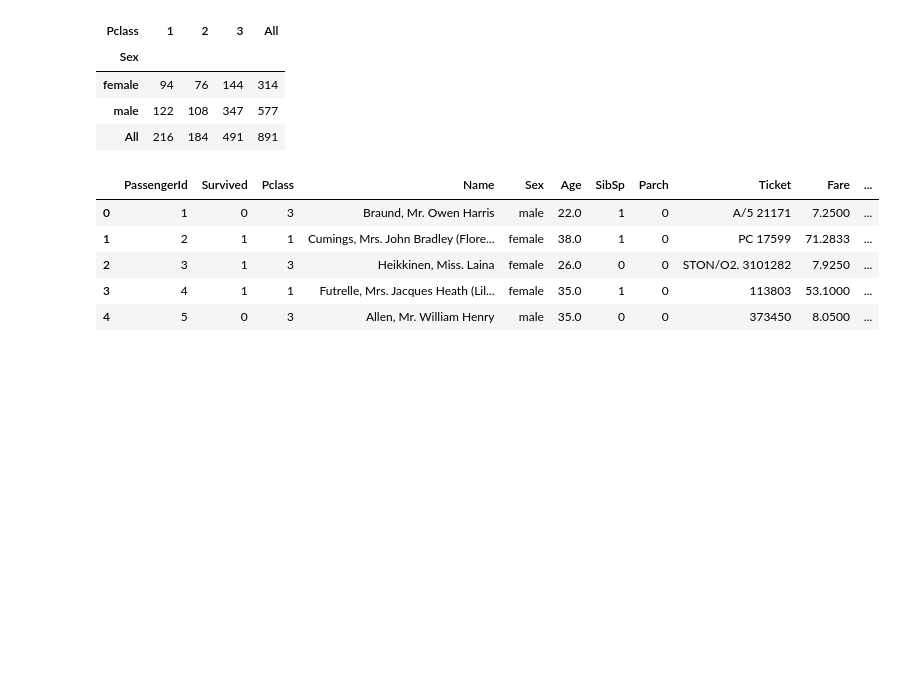
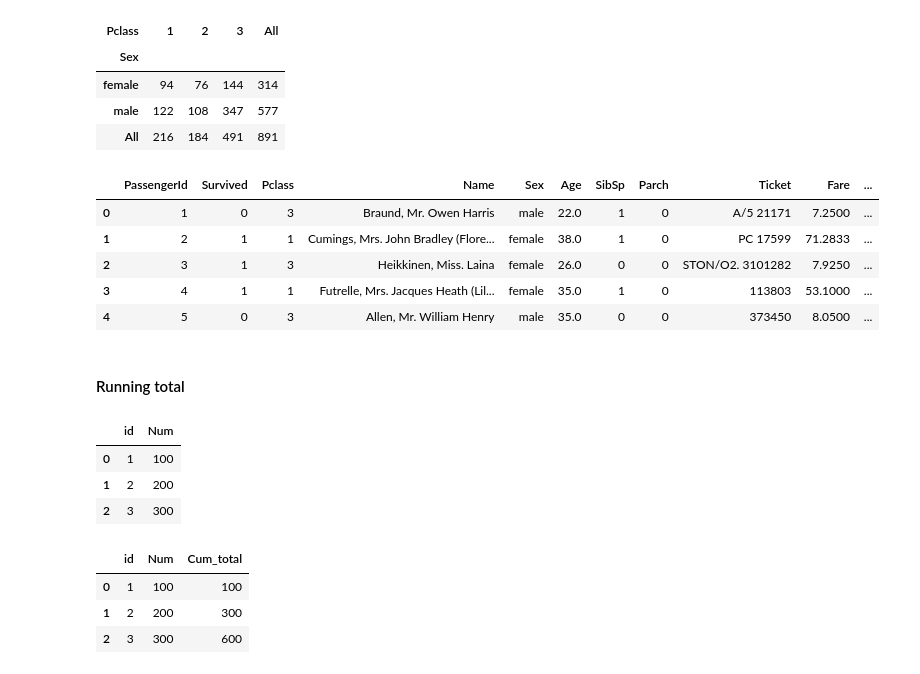
Before and after one commit to nastyh/Pandas-Tricks, a Jupyter notebook: 10_14_Pandas_Tricks.ipynb, the cells around one changed output. Saved outputs shown, nothing was run; the diff lists cells and outputs as text; code cells hidden in the pictures; blank space fills up the shorter version.

```diff
--- a/10_14_Pandas_Tricks.ipynb
+++ b/10_14_Pandas_Tricks.ipynb
@@ -280,3 +280,25 @@ titanic_train.head()
 | 2 | 3 | 1 | 3 | Heikkinen, Miss. Laina | female | 26.0 | 0 | 0 | STON/O2. 3101282 | 7.9250 | ... |
 | 3 | 4 | 1 | 1 | Futrelle, Mrs. Jacques Heath (Lil... | female | 35.0 | 1 | 0 | 113803 | 53.1000 | ... |
 | 4 | 5 | 0 | 3 | Allen, Mr. William Henry | male | 35.0 | 0 | 0 | 373450 | 8.0500 | ... |
+# %% [markdown]
+#### Running total
+# %%
+# Something very simple to start with
+ids = [[1, 100], [2, 200], [3, 300]]
+ids_df = pd.DataFrame(ids, columns = ['id','Num'])
+# %%
+ids_df
+# %% [output]
+|  | id | Num |
+| 0 | 1 | 100 |
+| 1 | 2 | 200 |
+| 2 | 3 | 300 |
+# %%
+ids_df['Cum_total'] = ids_df['Num'].cumsum()
+# %%
+ids_df
+# %% [output]
+|  | id | Num | Cum_total |
+| 0 | 1 | 100 | 100 |
+| 1 | 2 | 200 | 300 |
+| 2 | 3 | 300 | 600 |
```
Also changed, not shown: parts of 6 cells of this notebook.
